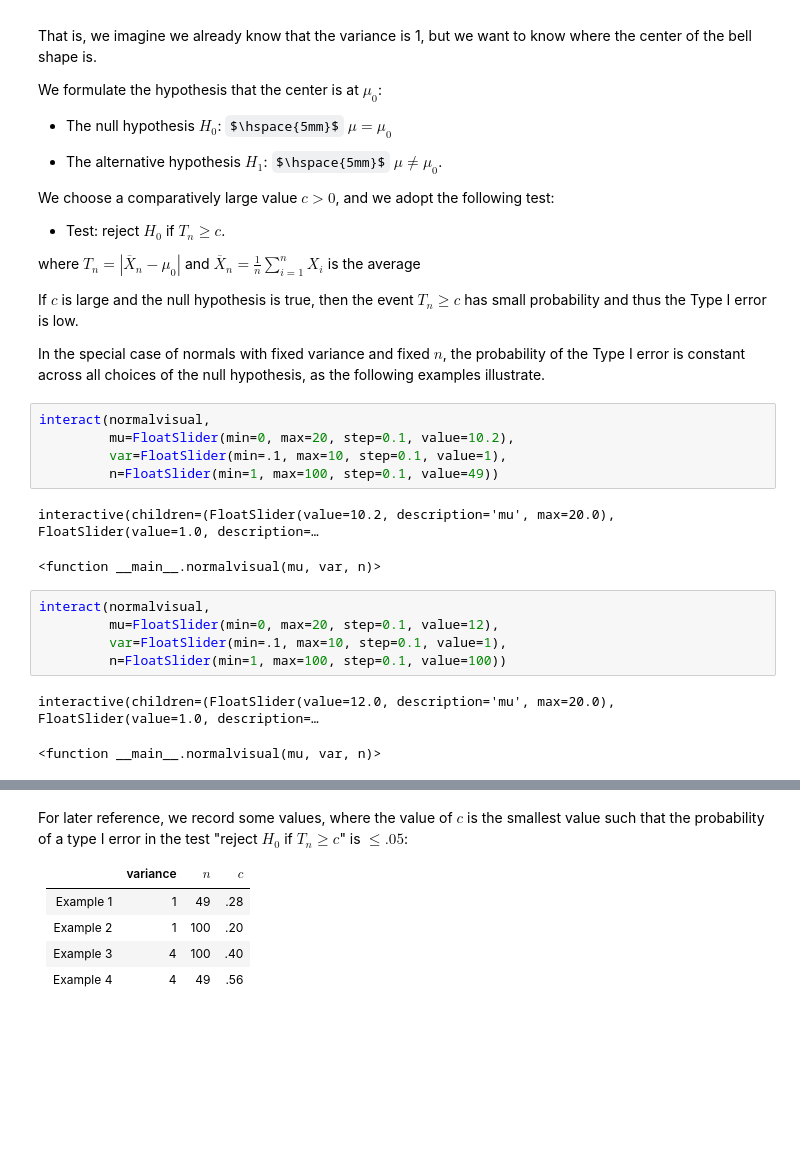
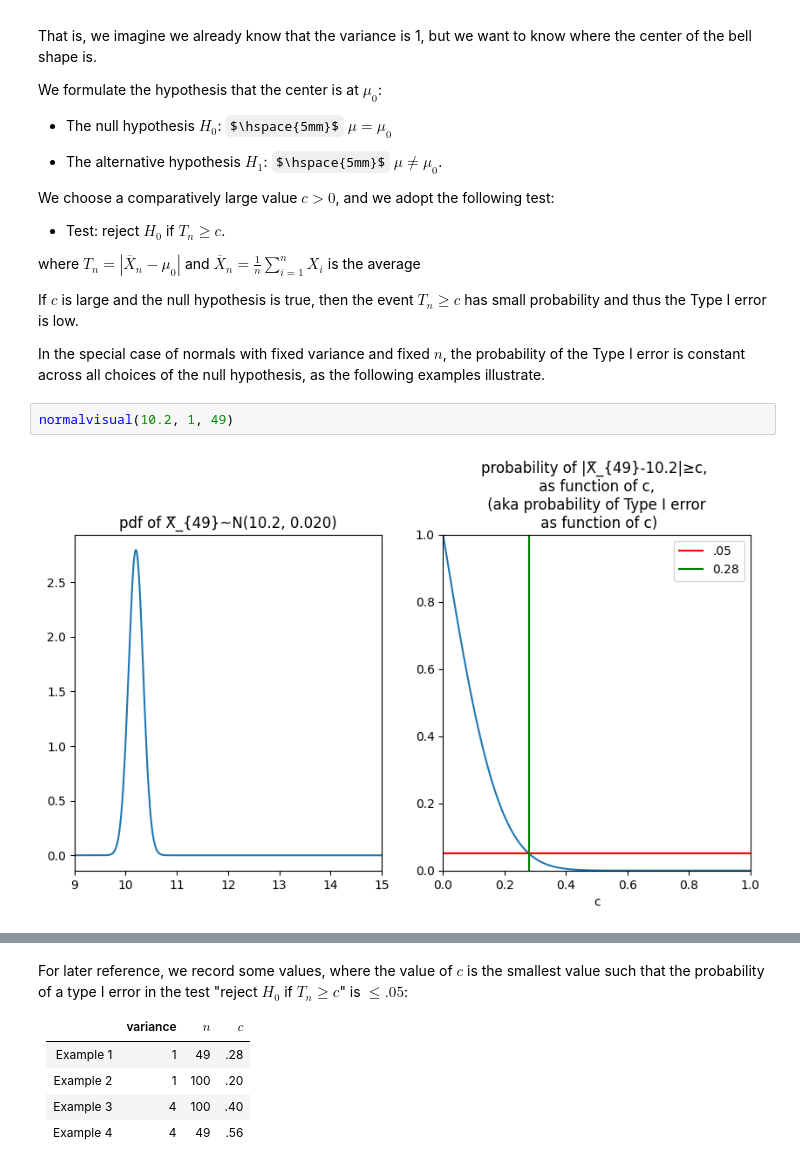
Before and after one commit to logic-teaching/philstatsbook, a Jupyter notebook: _sources/Chap10.ipynb, the cells around one changed output, grey strips where cells are left out. Drawn from its saved outputs; the diff is of its cells as text; some formulas as TeX source; blank space fills up the shorter version.

```diff
--- a/_sources/Chap10.ipynb
+++ b/_sources/Chap10.ipynb
@@ -102,19 +102,7 @@ where $T_n =\left|\overline{X}_n - \mu_0\right|$ and $\overline{X}_n = \frac{1}{
 If $c$ is large and the null hypothesis is true, then the event $T_n\geq c$ has small probability and thus the Type I error is low.
 
 In the special case of normals with fixed variance and fixed $n$, the probability of the Type I error is constant across all choices of the null hypothesis, as the following examples illustrate.
-# %%
-interact(normalvisual,
-         mu=FloatSlider(min=0, max=20, step=0.1, value=10.2),
-         var=FloatSlider(min=.1, max=10, step=0.1, value=1),
-         n=FloatSlider(min=1, max=100, step=0.1, value=49))
-# %% [output]
-interactive(children=(FloatSlider(value=10.2, description='mu', max=20.0), FloatSlider(value=1.0, description=…
-<function __main__.normalvisual(mu, var, n)>
-# %%
-interact(normalvisual,
-         mu=FloatSlider(min=0, max=20, step=0.1, value=12),
-         var=FloatSlider(min=.1, max=10, step=0.1, value=1),
-         n=FloatSlider(min=1, max=100, step=0.1, value=100))
-# %% [output]
-interactive(children=(FloatSlider(value=12.0, description='mu', max=20.0), FloatSlider(value=1.0, description=…
-<function __main__.normalvisual(mu, var, n)>
+# %%
+normalvisual(10.2, 1, 49)
+# %% [output]
+[figure, added]
```
Also changed, not shown: parts of 10 cells of this notebook, 21 other files.
